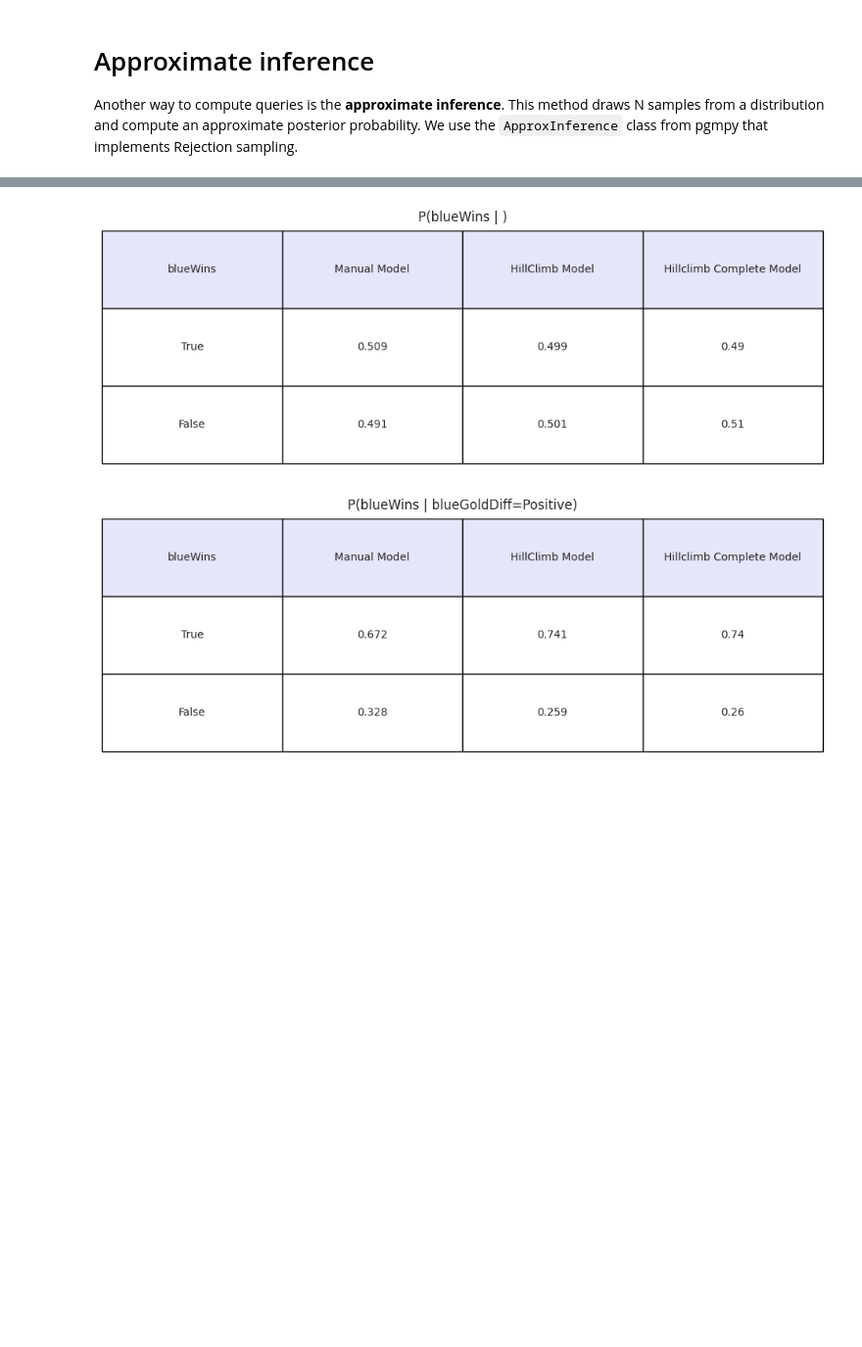
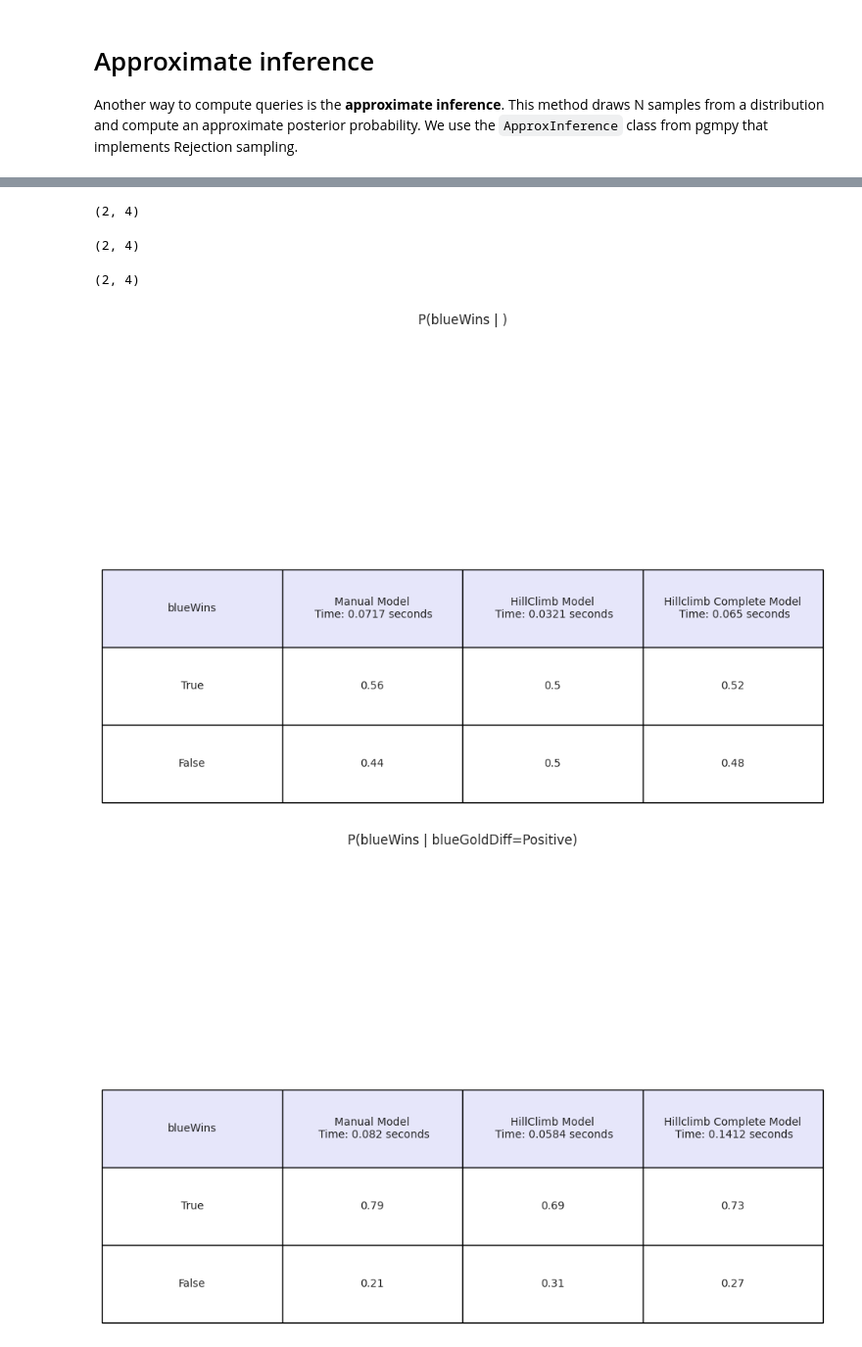
Before and after one commit to elements72/FAIKR-M3, a Jupyter notebook: lol.ipynb, the cells around one changed output, grey strips where cells are left out. Shown at 98% size. Drawn from its saved outputs; the diff is of its cells as text; code cells hidden in the pictures; blank space fills up the shorter version.

Commit message:
Added time to queries

```diff
--- a/lol.ipynb
+++ b/lol.ipynb
@@ -275,8 +276,10 @@ def plot_query_table(models, targets, evidence, scale=(2, 2), fontsize=12, appro
     model_to_phi = {}
     names = []
     for model in models:
+        start_time = time.time()
         model_to_phi[model] = inference(model.model, targets, evidence, approximate, n_samples)
-        names.append(model.name)
+        end_time = time.time()
+        names.append(model.name + "\n Time: " + str(round(end_time-start_time, 4)) + " seconds")
 
     targets_values = {}
     for target in targets:
@@ -297,19 +300,27 @@ def plot_query_table(models, targets, evidence, scale=(2, 2), fontsize=12, appro
 
     ccolors = np.full(len(targets) + len(models), "lavender")
 
+
+
+
     table = ax1.table(cellText=table_data,
                       cellLoc = "center",
                       colLabels= targets + names,
                       colColours = ccolors,
-                      loc="center"
+                      loc="bottom"
                       )
 
     table.scale(*scale)
     table.set_fontsize(fontsize)
+
     ax1.axis("off")
 
     title = f"P({', '.join(targets)} | {', '.join([f'{k}={v}' for (k, v) in evidence.items()])})"
 
+    #ax1.text(0.5, 1.08, title,
+     #        horizontalalignment='center',
+     #        fontsize=20,
+     #        transform = ax1.transAxes)
     ax1.set_title(title)
 
 
@@ -343,7 +354,7 @@ def print_queries(models):
 
 
     for query in queries:
-        plot_query_table(models, *query)
+        plot_query_table(models, *query, scale=(2,2))
 # %%
 class Model:
     def __init__(self, model, name, dataset):
@@ -656,9 +682,12 @@ print(samples)
 
 [100 rows x 9 columns]
 # %%
-plot_query_table(models, ["blueWins"], {}, scale=(6,6), approximate=True, n_samples=1000)
-plot_query_table(models, ["blueWins"], {"blueGoldDiff": "Positive"}, scale=(6,6), approximate=True, n_samples=1000)
-plot_query_table(models, ["blueWins"], {"blueExperienceDiff": "Negative"}, scale=(6,6), approximate=True, n_samples=1000)
+plot_query_table(models, ["blueWins"], {}, scale=(6,6), approximate=True, n_samples=n_samples)
+plot_query_table(models, ["blueWins"], {"blueGoldDiff": "Positive"}, scale=(6,6), approximate=True, n_samples=n_samples)
+plot_query_table(models, ["blueWins"], {"blueExperienceDiff": "Negative"}, scale=(6,6), approximate=True, n_samples=n_samples)
 # %% [output]
+(2, 4)
+(2, 4)
+(2, 4)
-[figure, old version]
+[figure, new version]
-[figure, old version]
+[figure, new version]
```
Also changed, not shown: parts of 15 cells of this notebook, 1 other file.
